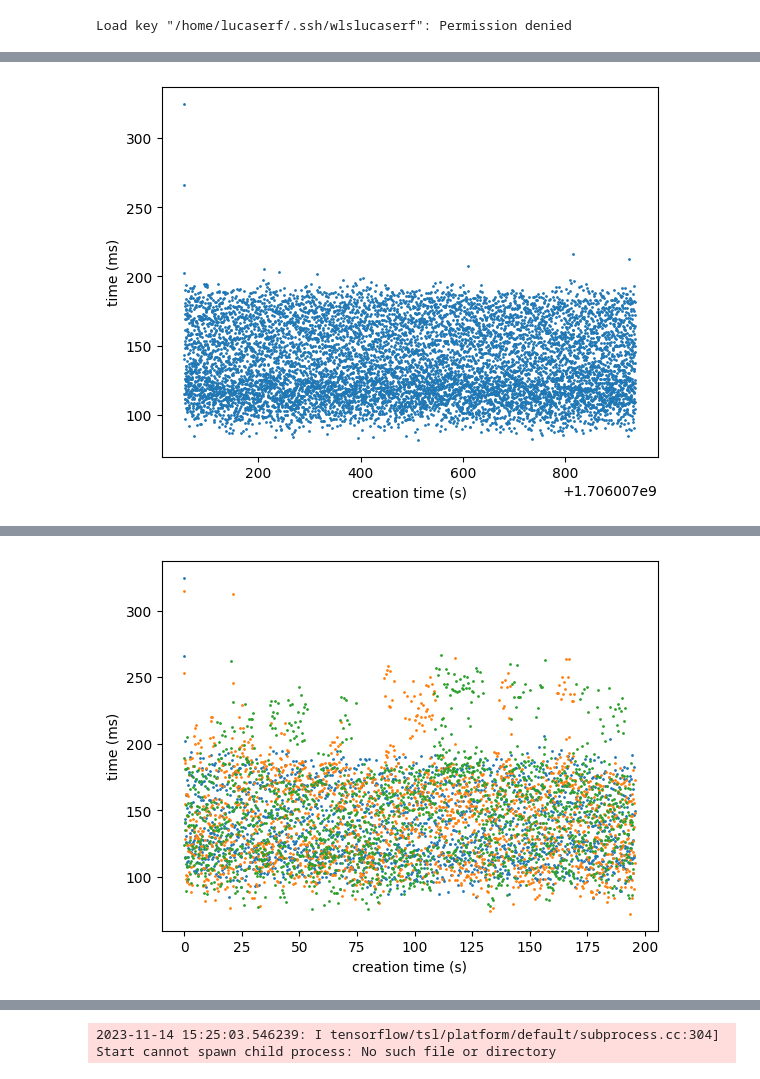
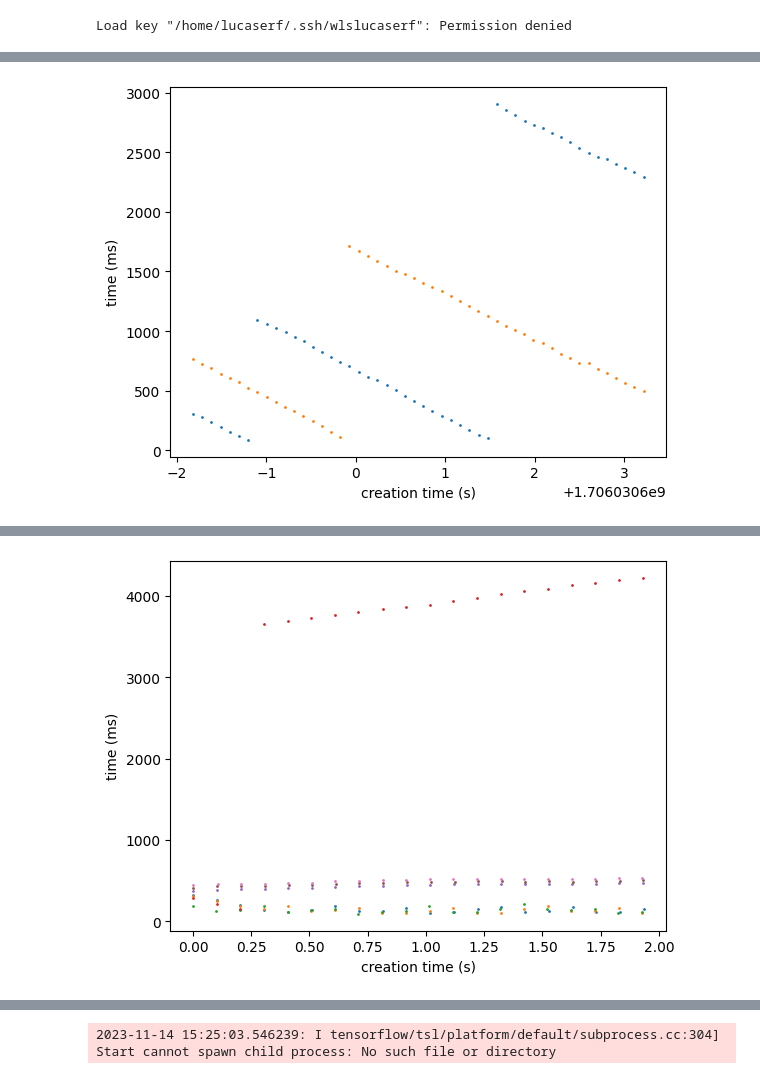
Before and after one commit to Lucaserf/ObsProject, a Jupyter notebook: data/data_visualization.ipynb, the cells around one changed output, grey strips where cells are left out. Saved outputs shown, nothing was run; the diff lists cells and outputs as text; code cells hidden in the pictures.

Commit message:
data visualization

```diff
--- a/data/data_visualization.ipynb
+++ b/data/data_visualization.ipynb
@@ -38,17 +38,17 @@ df.head()
 # %%
 #get index and time for each id_node
 fig, ax = plt.subplots()
 for id_node in df.id_node.unique():
-    node_df = df[df.id_node == id_node]
+    node_df = df[df.id_node == id_node][:50]
     index = node_df.log_creation_time.values
     time = (node_df.completion_time.values - node_df.log_creation_time.values)*1000
     ax.scatter(index,time,s=1,zorder=1)
 plt.xlabel('creation time (s)')
 plt.ylabel('time (ms)')
 
 plt.show()
 # %% [output]
-[figure, old version]
+[figure, new version]
 # %%
 df_vec1 = pd.read_csv("data/logging_data/time_vec1.txt")
 df_vec2 = pd.read_csv("data/logging_data/time_vec2.txt")
@@ -78,7 +78,7 @@ df = pd.concat([df_vec1[:min_len],df_vec2[:min_len*df_vec2['parallelism'][0]],df
 
 fig, ax = plt.subplots()
 for id_node in df.id_node.unique():
-    node_df = df[df.id_node == id_node]
+    node_df = df[df.id_node == id_node][:20]
     x = node_df.log_creation_time.values - node_df.log_creation_time.values[0]
     y = (node_df.completion_time.values - node_df.log_creation_time.values)*1000
     ax.scatter(x,y,s=1,zorder=1)
@@ -88,7 +88,7 @@ plt.ylabel('time (ms)')
 
 plt.show()
 # %% [output]
-[figure, old version]
+[figure, new version]
 # %%
 fig, ax = plt.subplots()
 for key in ["logs"]:
```
Also changed, not shown: parts of 2 cells of this notebook.
